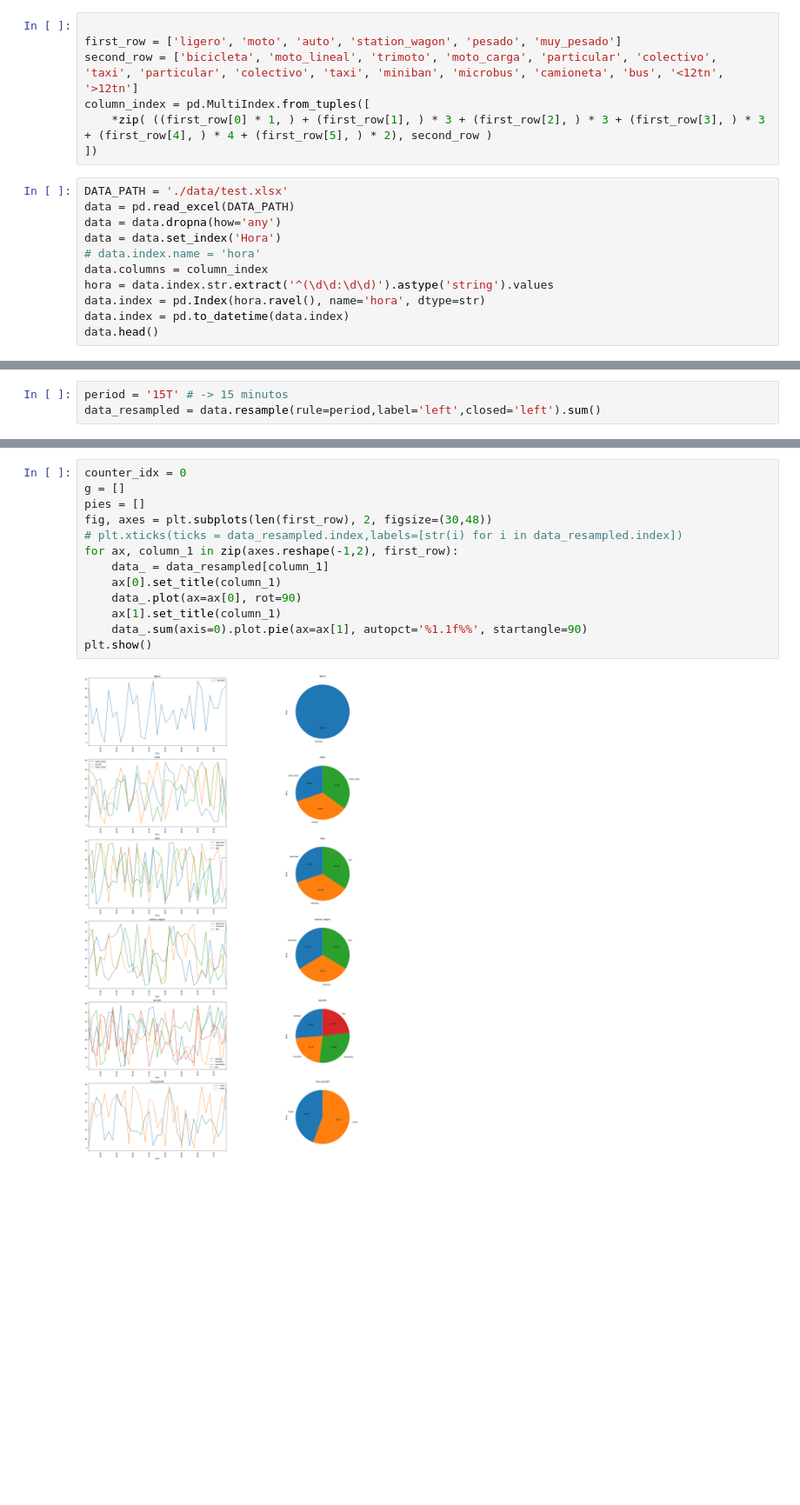
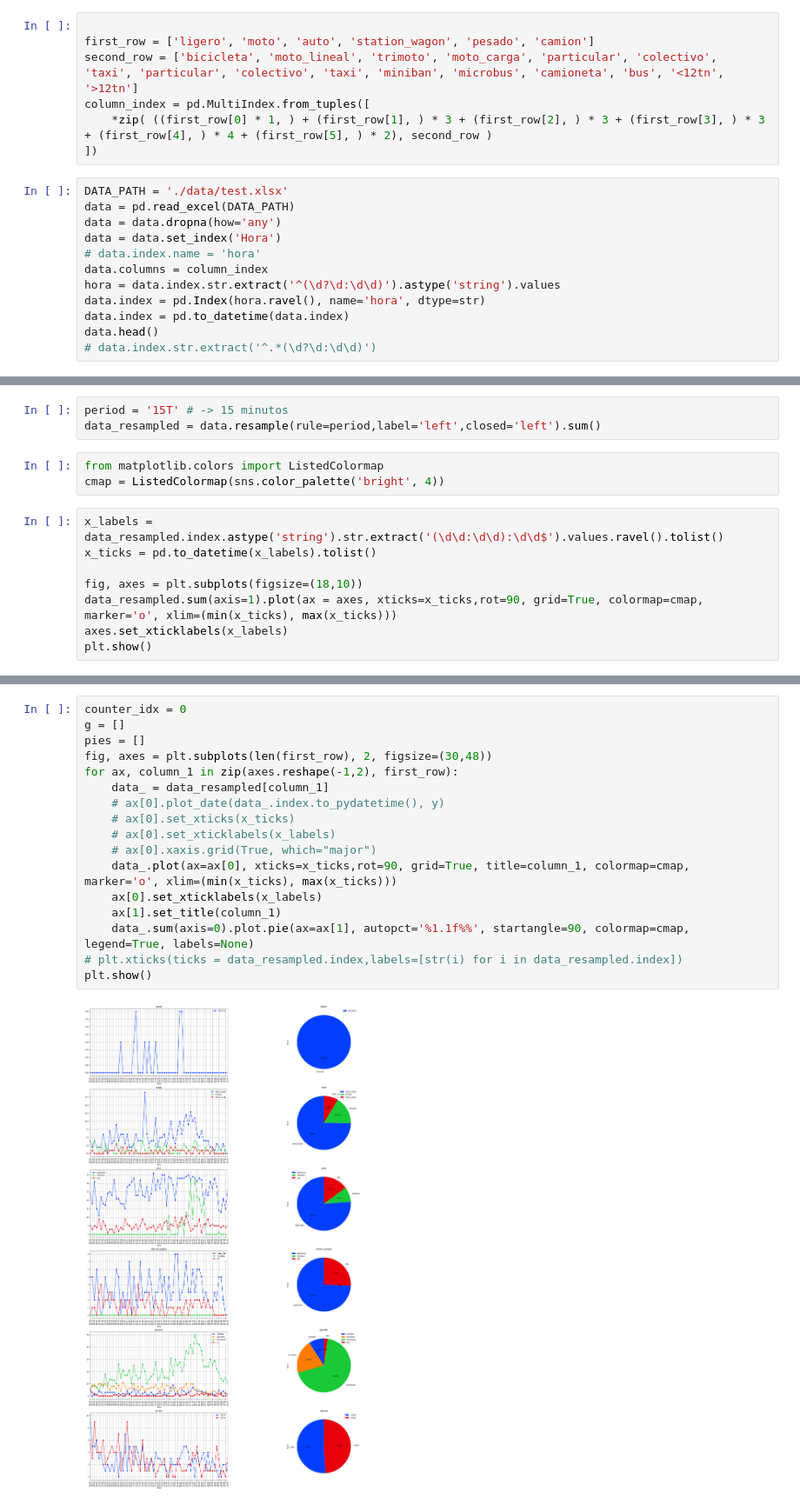
Before and after one commit to GreatestTrain/analisis_carretera, a Jupyter notebook: script.ipynb, the cells around one changed output, grey strips where cells are left out. Shown: that part at 87% size. Cells and saved outputs as stored; diff of their text form; blank space fills up the shorter version.

```diff
--- a/script.ipynb
+++ b/script.ipynb
@@ -8,7 +9,7 @@ import seaborn as sns
 %matplotlib inline
 # %%
 
-first_row = ['ligero', 'moto', 'auto', 'station_wagon', 'pesado', 'muy_pesado']
+first_row = ['ligero', 'moto', 'auto', 'station_wagon', 'pesado', 'camion']
 second_row = ['bicicleta', 'moto_lineal', 'trimoto', 'moto_carga', 'particular', 'colectivo', 'taxi', 'particular', 'colectivo', 'taxi', 'miniban', 'microbus', 'camioneta', 'bus', '<12tn', '>12tn']
 column_index = pd.MultiIndex.from_tuples([
     *zip( ((first_row[0] * 1, ) + (first_row[1], ) * 3 + (first_row[2], ) * 3 + (first_row[3], ) * 3 + (first_row[4], ) * 4 + (first_row[5], ) * 2), second_row )
@@ -20,10 +21,11 @@ data = data.dropna(how='any')
 data = data.set_index('Hora')
 # data.index.name = 'hora'
 data.columns = column_index
-hora = data.index.str.extract('^(\d\d:\d\d)').astype('string').values
+hora = data.index.str.extract('^(\d?\d:\d\d)').astype('string').values
 data.index = pd.Index(hora.ravel(), name='hora', dtype=str)
 data.index = pd.to_datetime(data.index)
 data.head()
+# data.index.str.extract('^.*(\d?\d:\d\d)')
 # %% [output]
 |  | ligero | moto |  |  | auto |  |  | station_wagon |  | ... |
 |  | bicicleta | moto_lineal | trimoto | moto_carga | particular | colectivo | taxi | particular | colectivo | ... |
@@ -38,3 +40,14 @@ data.head()
 # %%
 period = '15T' # -> 15 minutos
 data_resampled = data.resample(rule=period,label='left',closed='left').sum()
+# %%
+from matplotlib.colors import ListedColormap
+cmap = ListedColormap(sns.color_palette('bright', 4))
+# %%
+x_labels = data_resampled.index.astype('string').str.extract('(\d\d:\d\d):\d\d$').values.ravel().tolist()
+x_ticks = pd.to_datetime(x_labels).tolist()
+
+fig, axes = plt.subplots(figsize=(18,10))
+data_resampled.sum(axis=1).plot(ax = axes, xticks=x_ticks,rot=90, grid=True, colormap=cmap, marker='o', xlim=(min(x_ticks), max(x_ticks)))
+axes.set_xticklabels(x_labels)
+plt.show()
@@ -41,15 +56,19 @@ data_resampled = data.resample(rule=period,label='left',closed='left').sum()
 # %%
 counter_idx = 0
 g = []
 pies = []
 fig, axes = plt.subplots(len(first_row), 2, figsize=(30,48))
-# plt.xticks(ticks = data_resampled.index,labels=[str(i) for i in data_resampled.index])
 for ax, column_1 in zip(axes.reshape(-1,2), first_row):
     data_ = data_resampled[column_1]
-    ax[0].set_title(column_1)
-    data_.plot(ax=ax[0], rot=90)
+    # ax[0].plot_date(data_.index.to_pydatetime(), y)
+    # ax[0].set_xticks(x_ticks)
+    # ax[0].set_xticklabels(x_labels)
+    # ax[0].xaxis.grid(True, which="major")
+    data_.plot(ax=ax[0], xticks=x_ticks,rot=90, grid=True, title=column_1, colormap=cmap, marker='o', xlim=(min(x_ticks), max(x_ticks)))
+    ax[0].set_xticklabels(x_labels)
     ax[1].set_title(column_1)
-    data_.sum(axis=0).plot.pie(ax=ax[1], autopct='%1.1f%%', startangle=90)
+    data_.sum(axis=0).plot.pie(ax=ax[1], autopct='%1.1f%%', startangle=90, colormap=cmap, legend=True, labels=None)
+# plt.xticks(ticks = data_resampled.index,labels=[str(i) for i in data_resampled.index])
 plt.show()
 # %% [output]
-[figure, old version]
+[figure, new version]
```
Also changed, not shown: parts of 7 cells of this notebook, 1 other file.
